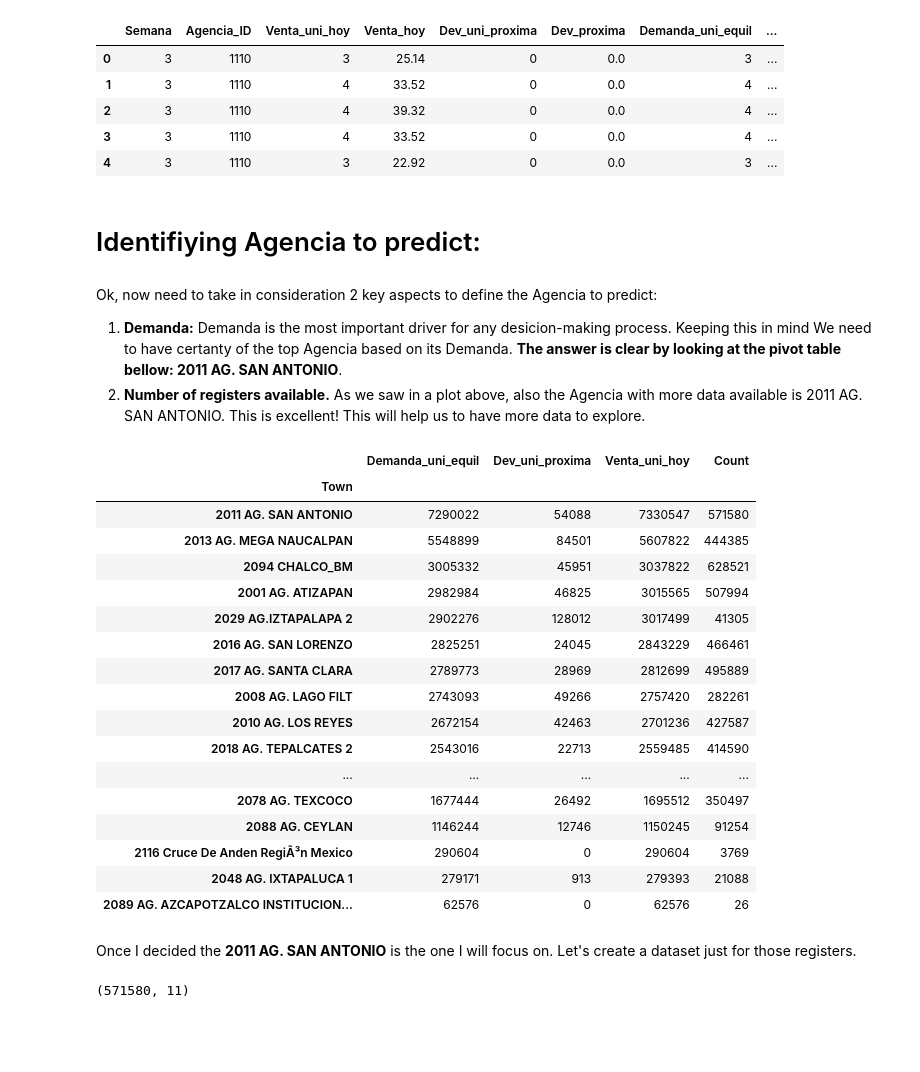
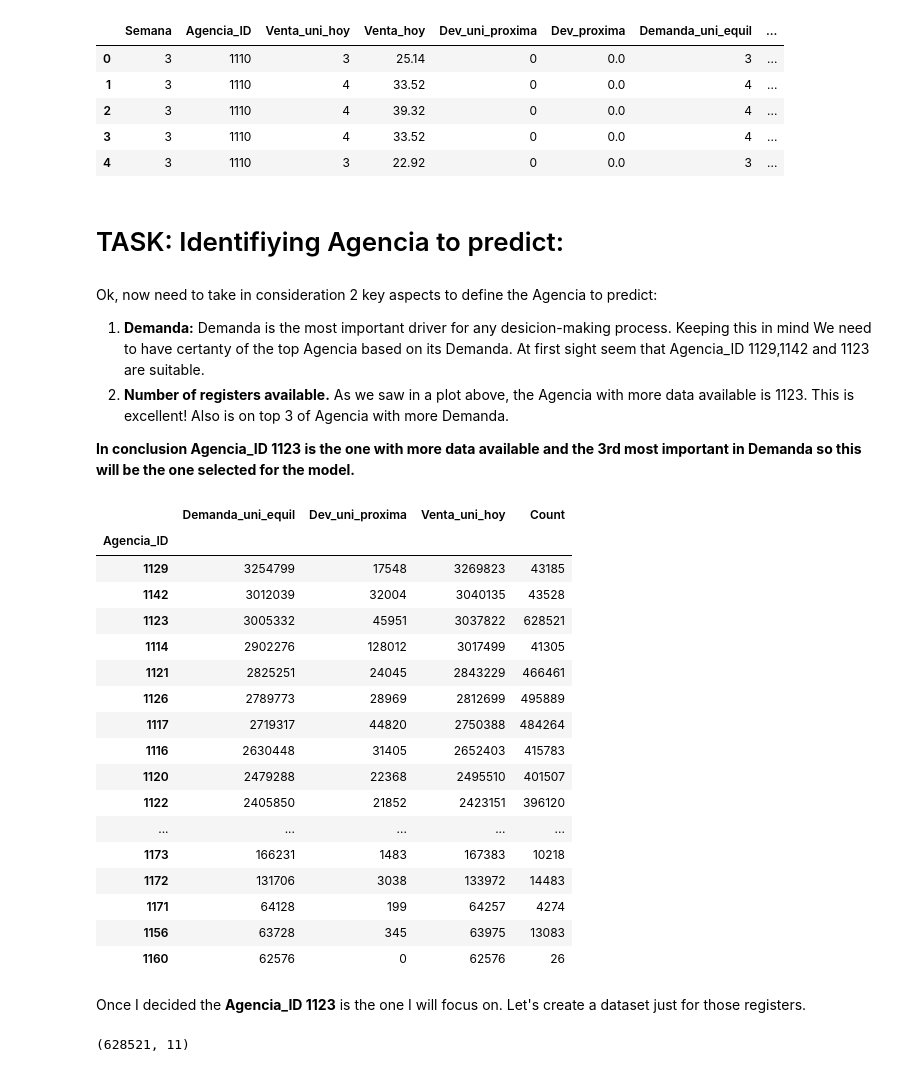
Before and after one commit to The-carlos/meli_assessment, a Jupyter notebook: main.ipynb, the cells around one changed output. Drawn from its saved outputs; the diff is of its cells as text; code cells hidden in the pictures; blank space fills up the shorter version.

Commit message:
Agencia selected. Started modeling

```diff
--- a/main.ipynb
+++ b/main.ipynb
@@ -520,44 +544,46 @@ full_candidate_data_clean.head()
 | 3 | 3 | 1110 | 4 | 33.52 | 0 | 0.0 | 4 | ... |
 | 4 | 3 | 1110 | 3 | 22.92 | 0 | 0.0 | 3 | ... |
 # %% [markdown]
-# Identifiying Agencia to predict:
+# TASK: Identifiying Agencia to predict:
 # %% [markdown]
 Ok, now need to take in consideration 2 key aspects to define the Agencia to predict:
-1. **Demanda:** Demanda is the most important driver for any desicion-making process. Keeping this in mind We need to have certanty of the top Agencia based on its Demanda. **The answer is clear by looking at the pivot table bellow: 2011 AG. SAN ANTONIO**.
-2. **Number of registers available.** As we saw in a plot above, also the Agencia with more data available is 2011 AG. SAN ANTONIO. This is excellent! This will help us to have more data to explore.
+1. **Demanda:** Demanda is the most important driver for any desicion-making process. Keeping this in mind We need to have certanty of the top Agencia based on its Demanda. At first sight seem that Agencia_ID 1129,1142 and 1123 are suitable.
+2. **Number of registers available.** As we saw in a plot above, the Agencia with more data available is 1123. This is excellent! Also is on top 3 of Agencia with more Demanda.
+
+**In conclusion Agencia_ID 1123 is the one with more data available and the 3rd most important in Demanda so this will be the one selected for the model.**
 # %%
 
-town_grouped = full_candidate_data_clean.pivot_table(values=["Demanda_uni_equil", "Venta_uni_hoy", "Dev_uni_proxima"],
-                                                     index='Town', aggfunc={'Demanda_uni_equil': 'sum', 'Venta_uni_hoy': 'sum', 'Dev_uni_proxima': 'sum'})
+Agencia_gruped = full_candidate_data_clean.pivot_table(values=["Demanda_uni_equil", "Venta_uni_hoy", "Dev_uni_proxima"],
+                                                     index='Agencia_ID', aggfunc={'Demanda_uni_equil': 'sum', 'Venta_uni_hoy': 'sum', 'Dev_uni_proxima': 'sum'})
 
-town_grouped = town_grouped.sort_values(by='Demanda_uni_equil', ascending=False)
+Agencia_gruped = Agencia_gruped.sort_values(by='Demanda_uni_equil', ascending=False)
 
-town_grouped = town_grouped.assign(Count=full_candidate_data_clean['Town'].value_counts())
+Agencia_gruped = Agencia_gruped.assign(Count=full_candidate_data_clean['Agencia_ID'].value_counts())
 
-town_grouped
+Agencia_gruped
 # %% [output]
 |  | Demanda_uni_equil | Dev_uni_proxima | Venta_uni_hoy | Count |
-| Town |  |  |  |  |
-| 2011 AG. SAN ANTONIO | 7290022 | 54088 | 7330547 | 571580 |
-| 2013 AG. MEGA NAUCALPAN | 5548899 | 84501 | 5607822 | 444385 |
-| 2094 CHALCO_BM | 3005332 | 45951 | 3037822 | 628521 |
-| 2001 AG. ATIZAPAN | 2982984 | 46825 | 3015565 | 507994 |
-| 2029 AG.IZTAPALAPA 2 | 2902276 | 128012 | 3017499 | 41305 |
-| 2016 AG. SAN LORENZO | 2825251 | 24045 | 2843229 | 466461 |
-| 2017 AG. SANTA CLARA | 2789773 | 28969 | 2812699 | 495889 |
-| 2008 AG. LAGO FILT | 2743093 | 49266 | 2757420 | 282261 |
-| 2010 AG. LOS REYES | 2672154 | 42463 | 2701236 | 427587 |
-| 2018 AG. TEPALCATES 2 | 2543016 | 22713 | 2559485 | 414590 |
+| Agencia_ID |  |  |  |  |
+| 1129 | 3254799 | 17548 | 3269823 | 43185 |
+| 1142 | 3012039 | 32004 | 3040135 | 43528 |
+| 1123 | 3005332 | 45951 | 3037822 | 628521 |
+| 1114 | 2902276 | 128012 | 3017499 | 41305 |
+| 1121 | 2825251 | 24045 | 2843229 | 466461 |
+| 1126 | 2789773 | 28969 | 2812699 | 495889 |
+| 1117 | 2719317 | 44820 | 2750388 | 484264 |
+| 1116 | 2630448 | 31405 | 2652403 | 415783 |
+| 1120 | 2479288 | 22368 | 2495510 | 401507 |
+| 1122 | 2405850 | 21852 | 2423151 | 396120 |
 | ... | ... | ... | ... | ... |
-| 2078 AG. TEXCOCO | 1677444 | 26492 | 1695512 | 350497 |
-| 2088 AG. CEYLAN | 1146244 | 12746 | 1150245 | 91254 |
-| 2116 Cruce De Anden RegiÃ³n Mexico | 290604 | 0 | 290604 | 3769 |
-| 2048 AG. IXTAPALUCA 1 | 279171 | 913 | 279393 | 21088 |
-| 2089 AG. AZCAPOTZALCO INSTITUCION... | 62576 | 0 | 62576 | 26 |
+| 1173 | 166231 | 1483 | 167383 | 10218 |
+| 1172 | 131706 | 3038 | 133972 | 14483 |
+| 1171 | 64128 | 199 | 64257 | 4274 |
+| 1156 | 63728 | 345 | 63975 | 13083 |
+| 1160 | 62576 | 0 | 62576 | 26 |
 # %% [markdown]
-Once I decided the **2011 AG. SAN ANTONIO** is the one I will focus on. Let's create a dataset just for those registers.
+Once I decided the **Agencia_ID 1123** is the one I will focus on. Let's create a dataset just for those registers.
-# %%
-san_antonio_data = full_candidate_data_clean[full_candidate_data_clean["Town"] == '2011 AG. SAN ANTONIO']
-san_antonio_data.shape
-# %% [output]
-(571580, 11)
+# %%
+agencia_1123_data = full_candidate_data_clean[full_candidate_data_clean["Agencia_ID"] == 1123]
+agencia_1123_data.shape
+# %% [output]
+(628521, 11)
```
Also changed, not shown: parts of 16 cells of this notebook.
